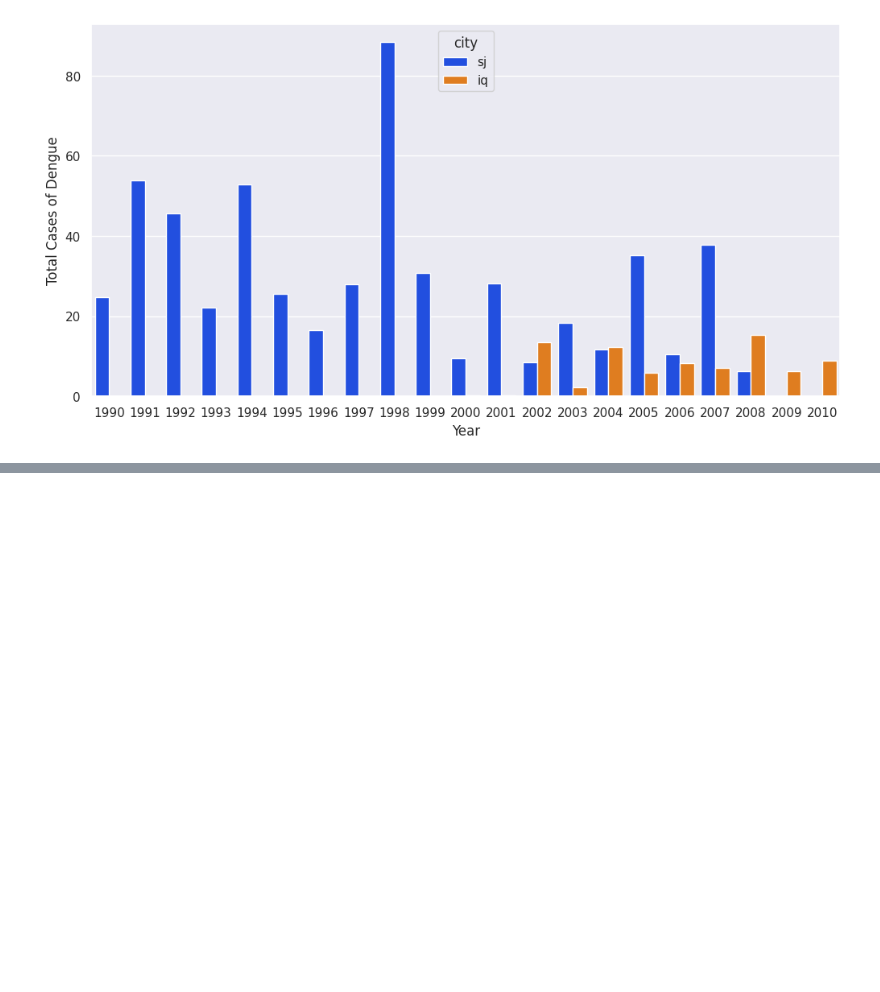
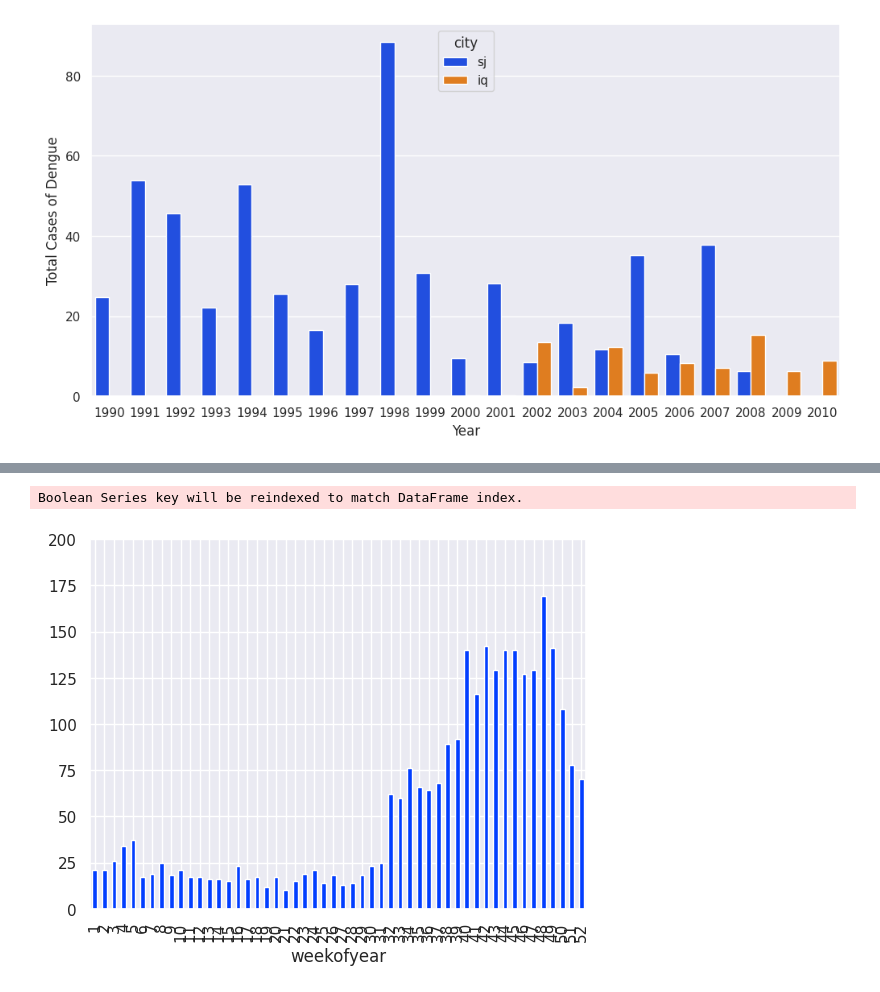
Before and after one commit to Sumitmeharwade/dengAI, a Jupyter notebook: DengAI.ipynb, the cells around one changed output, grey strips where cells are left out. Cells and saved outputs as stored; diff of their text form; code cells hidden in the pictures; blank space fills up the shorter version.

```diff
--- a/DengAI.ipynb
+++ b/DengAI.ipynb
@@ -567,0 +599,9 @@ sns.lineplot(x='weekofyear', y='total_cases', data=df, hue='city')
+# %%
+def yearlygrow(city, year, ylim = (0,200)):
+    df1 = df[df['city'] == city][df['year'] == year]
+    df1.plot.bar('weekofyear', 'total_cases', legend=False, ylim = ylim)
+# %%
+yearlygrow('sj', 1991)
+# %% [output]
+Boolean Series key will be reindexed to match DataFrame index.
+[figure, added]
```
Also changed, not shown: parts of 15 cells of this notebook.
